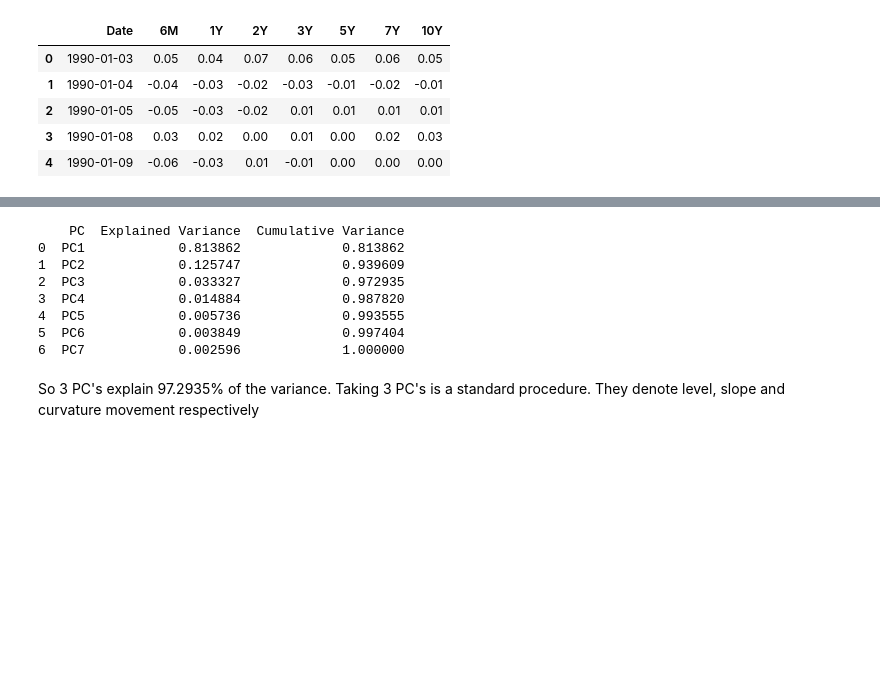
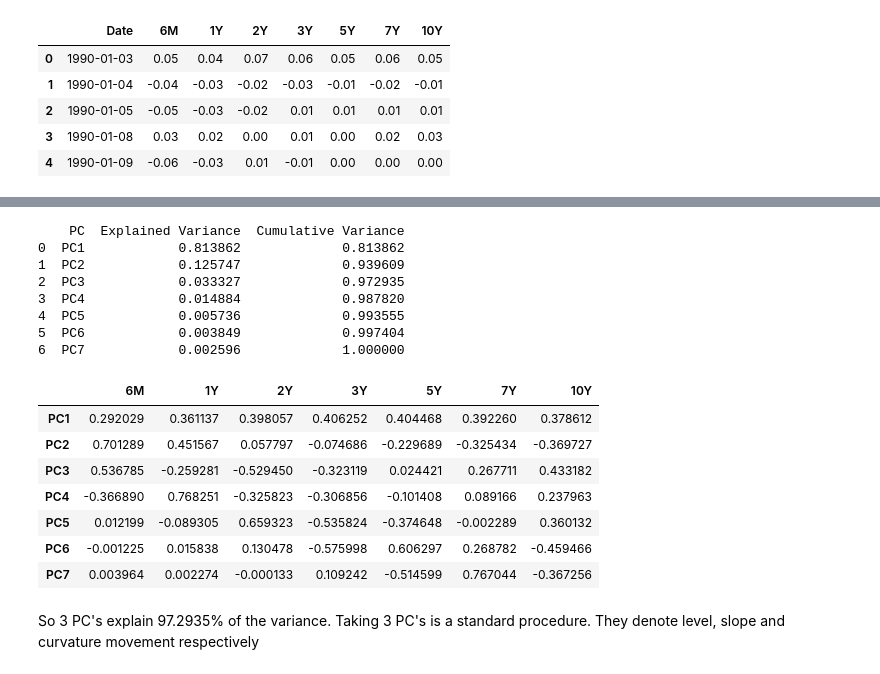
Before and after one commit to Pijon28/pca-vasicek-yield-sim, a Jupyter notebook: notebooks/02_PCA.ipynb, the cells around one changed output, grey strips where cells are left out. Cells and saved outputs as stored; diff of their text form; code cells hidden in the pictures; blank space fills up the shorter version.

```diff
--- a/notebooks/02_PCA.ipynb
+++ b/notebooks/02_PCA.ipynb
@@ -38,22 +58,39 @@ pca_results=pca.fit_transform(x_c)
 # %%
 # Now we see some key stats
 
 explained_variance = pd.DataFrame({
     "PC": [f"PC{i+1}" for i in range(len(pca.explained_variance_ratio_))],
     "Explained Variance": pca.explained_variance_ratio_,
     "Cumulative Variance": pca.explained_variance_ratio_.cumsum()
 })
 
 print(explained_variance)
+
+#PCA Components/eigenvectors
+loadings_df = pd.DataFrame(
+    pca.components_,
+    columns=x.columns,
+    index=[f'PC{i+1}' for i in range(pca.components_.shape[0])]
+)
+
+loadings_df
 # %% [output]
     PC  Explained Variance  Cumulative Variance
 0  PC1            0.813862             0.813862
 1  PC2            0.125747             0.939609
 2  PC3            0.033327             0.972935
 3  PC4            0.014884             0.987820
 4  PC5            0.005736             0.993555
 5  PC6            0.003849             0.997404
 6  PC7            0.002596             1.000000
+|  | 6M | 1Y | 2Y | 3Y | 5Y | 7Y | 10Y |
+| PC1 | 0.292029 | 0.361137 | 0.398057 | 0.406252 | 0.404468 | 0.392260 | 0.378612 |
+| PC2 | 0.701289 | 0.451567 | 0.057797 | -0.074686 | -0.229689 | -0.325434 | -0.369727 |
+| PC3 | 0.536785 | -0.259281 | -0.529450 | -0.323119 | 0.024421 | 0.267711 | 0.433182 |
+| PC4 | -0.366890 | 0.768251 | -0.325823 | -0.306856 | -0.101408 | 0.089166 | 0.237963 |
+| PC5 | 0.012199 | -0.089305 | 0.659323 | -0.535824 | -0.374648 | -0.002289 | 0.360132 |
+| PC6 | -0.001225 | 0.015838 | 0.130478 | -0.575998 | 0.606297 | 0.268782 | -0.459466 |
+| PC7 | 0.003964 | 0.002274 | -0.000133 | 0.109242 | -0.514599 | 0.767044 | -0.367256 |
 # %% [markdown]
 So 3 PC's explain 97.2935% of the variance. Taking 3 PC's is a standard procedure. They denote level, slope and curvature movement respectively
 # %%
```
Also changed, not shown: parts of 5 cells of this notebook, 4 other files.
